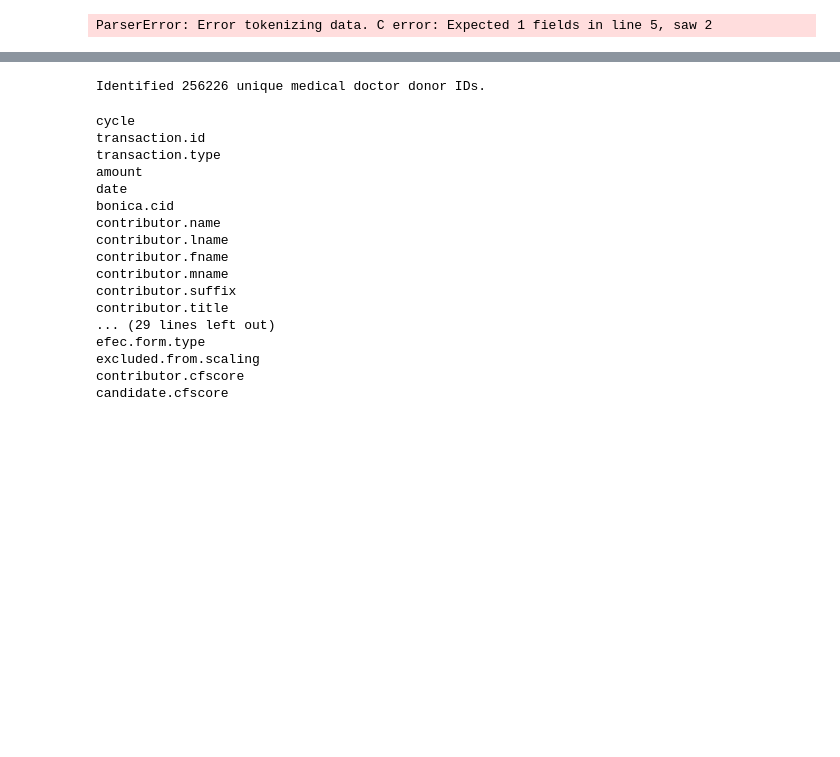
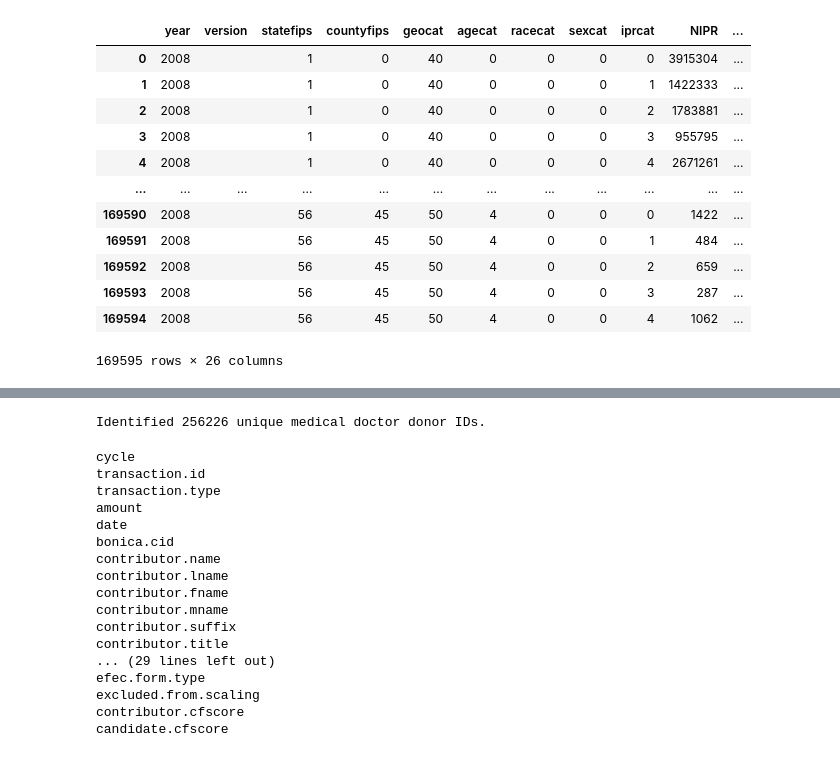
Before and after one commit to sidsatya/physicianspolarization, a Jupyter notebook: explore.ipynb, the cells around one changed output, grey strips where cells are left out. Cells and saved outputs as stored; diff of their text form; code cells hidden in the pictures; blank space fills up the shorter version.

```diff
--- a/explore.ipynb
+++ b/explore.ipynb
@@ -3,7 +3,19 @@ import pandas as pd
 import numpy as np
 import matplotlib.pyplot as plt
 # %%
-county_data = pd.read_csv('data/county_insurance_rates/sahie_2008.csv')
+county_data = pd.read_csv('data/county_insurance_rates/sahie_2008.csv', skiprows=79)
 county_data
 # %% [output]
+|  | year | version | statefips | countyfips | geocat | agecat | racecat | sexcat | iprcat | NIPR | ... |
+| 0 | 2008 |  | 1 | 0 | 40 | 0 | 0 | 0 | 0 | 3915304 | ... |
+| 1 | 2008 |  | 1 | 0 | 40 | 0 | 0 | 0 | 1 | 1422333 | ... |
+| 2 | 2008 |  | 1 | 0 | 40 | 0 | 0 | 0 | 2 | 1783881 | ... |
+| 3 | 2008 |  | 1 | 0 | 40 | 0 | 0 | 0 | 3 | 955795 | ... |
+| 4 | 2008 |  | 1 | 0 | 40 | 0 | 0 | 0 | 4 | 2671261 | ... |
+| ... | ... | ... | ... | ... | ... | ... | ... | ... | ... | ... | ... |
+| 169590 | 2008 |  | 56 | 45 | 50 | 4 | 0 | 0 | 0 | 1422 | ... |
+| 169591 | 2008 |  | 56 | 45 | 50 | 4 | 0 | 0 | 1 | 484 | ... |
+| 169592 | 2008 |  | 56 | 45 | 50 | 4 | 0 | 0 | 2 | 659 | ... |
+| 169593 | 2008 |  | 56 | 45 | 50 | 4 | 0 | 0 | 3 | 287 | ... |
+| 169594 | 2008 |  | 56 | 45 | 50 | 4 | 0 | 0 | 4 | 1062 | ... |
-ParserError: Error tokenizing data. C error: Expected 1 fields in line 5, saw 2
+169595 rows × 26 columns
```
Also changed, not shown: parts of 2 cells of this notebook, 3 other files.
